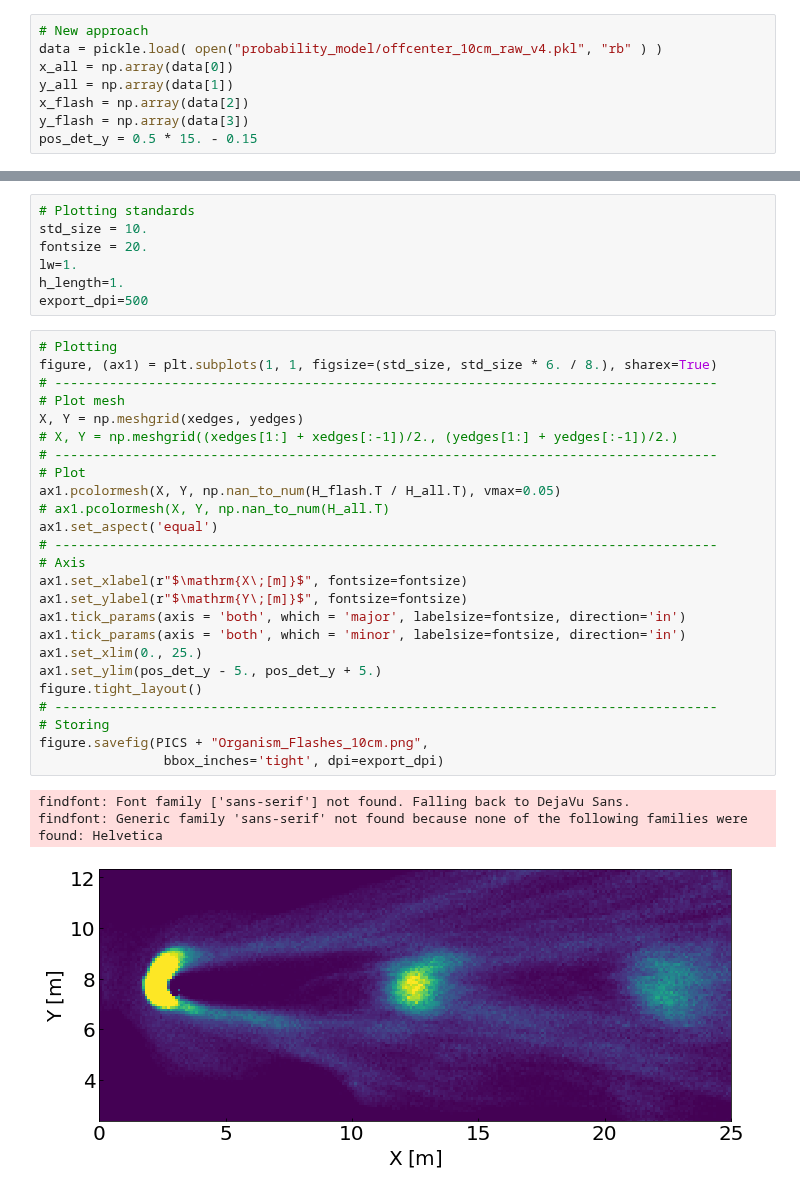
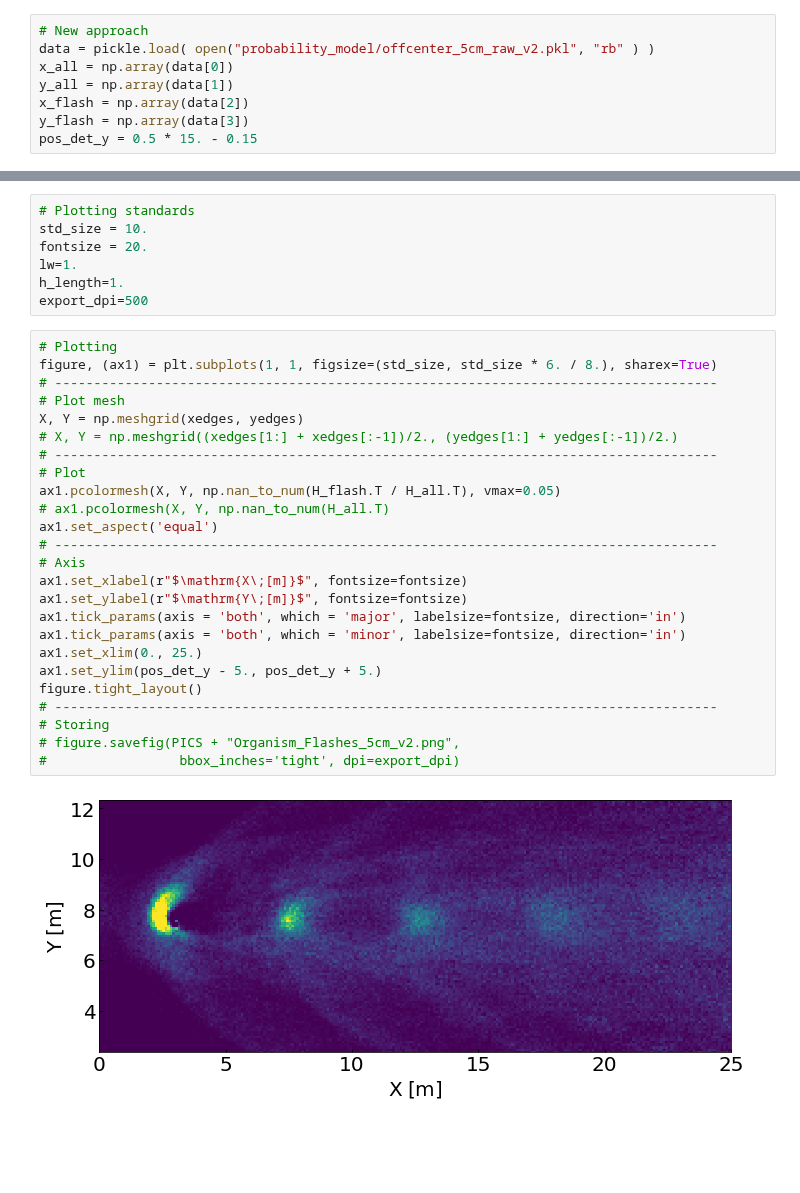
Before and after one commit to MeighenBergerS/fourth_day, a Jupyter notebook: probabilistic_modelling/probabilistic_model_plot.ipynb, the cells around one changed output, grey strips where cells are left out. Cells and saved outputs as stored; diff of their text form; blank space fills up the shorter version.

Commit message:
Some work on the prob model

```diff
--- a/probabilistic_modelling/probabilistic_model_plot.ipynb
+++ b/probabilistic_modelling/probabilistic_model_plot.ipynb
@@ -24,7 +17,7 @@ from fourth_day.pdfs import construct_pdf
 PICS = '../pics/'
 # %%
 # New approach
-data = pickle.load( open("probability_model/offcenter_10cm_raw_v4.pkl", "rb" ) )
+data = pickle.load( open("probability_model/offcenter_5cm_raw_v2.pkl", "rb" ) )
 x_all = np.array(data[0])
 y_all = np.array(data[1])
 x_flash = np.array(data[2])
@@ -67,30 +60,28 @@ export_dpi=500
 # %%
 # Plotting
 figure, (ax1) = plt.subplots(1, 1, figsize=(std_size, std_size * 6. / 8.), sharex=True)
 # -------------------------------------------------------------------------------------
 # Plot mesh
 X, Y = np.meshgrid(xedges, yedges)
 # X, Y = np.meshgrid((xedges[1:] + xedges[:-1])/2., (yedges[1:] + yedges[:-1])/2.)
 # -------------------------------------------------------------------------------------
 # Plot
 ax1.pcolormesh(X, Y, np.nan_to_num(H_flash.T / H_all.T), vmax=0.05)
 # ax1.pcolormesh(X, Y, np.nan_to_num(H_all.T)
 ax1.set_aspect('equal')
 # -------------------------------------------------------------------------------------
 # Axis
 ax1.set_xlabel(r"$\mathrm{X\;[m]}$", fontsize=fontsize)
 ax1.set_ylabel(r"$\mathrm{Y\;[m]}$", fontsize=fontsize)
 ax1.tick_params(axis = 'both', which = 'major', labelsize=fontsize, direction='in')
 ax1.tick_params(axis = 'both', which = 'minor', labelsize=fontsize, direction='in')
 ax1.set_xlim(0., 25.)
 ax1.set_ylim(pos_det_y - 5., pos_det_y + 5.)
 figure.tight_layout()
 # -------------------------------------------------------------------------------------
 # Storing
-figure.savefig(PICS + "Organism_Flashes_10cm.png",
-                bbox_inches='tight', dpi=export_dpi)
+# figure.savefig(PICS + "Organism_Flashes_5cm_v2.png",
+#                 bbox_inches='tight', dpi=export_dpi)
 # %% [output]
-findfont: Font family ['sans-serif'] not found. Falling back to DejaVu Sans.
-findfont: Generic family 'sans-serif' not found because none of the following families were found: Helvetica
-[figure, old version]
+[figure, new version]
 # %%
```
Also changed, not shown: parts of 3 cells of this notebook, 6 other files.
